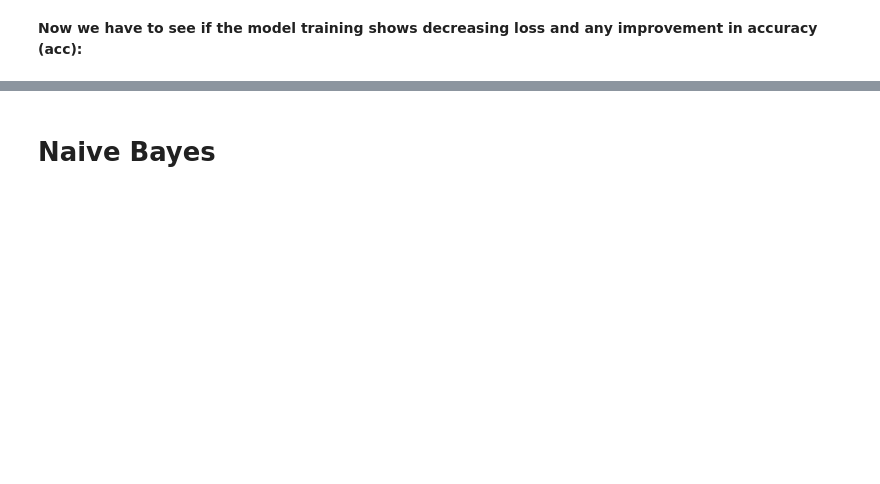
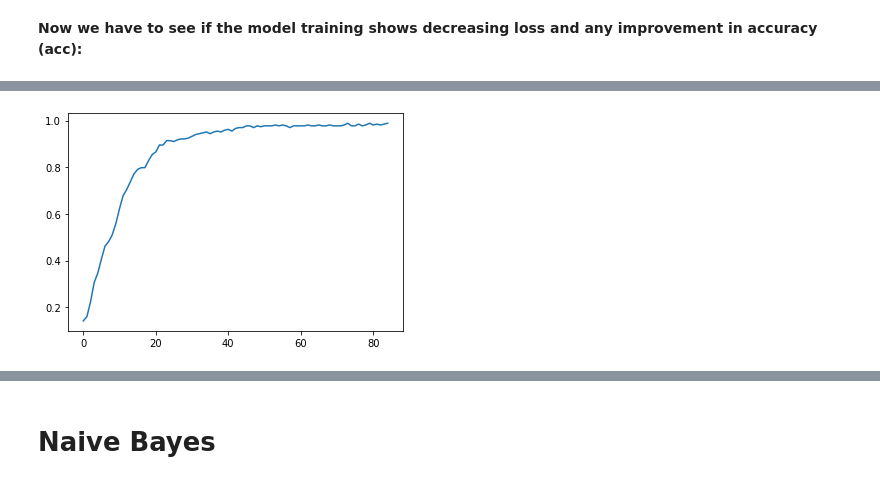
Before and after one commit to GustavoArdigo/MachineLearningProject, a Jupyter notebook: Health application/Testing.ipynb, the cells around one changed output, grey strips where cells are left out. Cells and saved outputs as stored; diff of their text form; code cells hidden in the pictures; blank space fills up the shorter version.

Commit message:
Update Testing.ipynb and add some metrics

```diff
--- a/Health application/Testing.ipynb
+++ b/Health application/Testing.ipynb
@@ -42,7 +42,8 @@ def build_model():
         layers.Dense(7, activation = 'softmax'), #6 possible diseases
     ])
 
-    model.compile(loss = 'sparse_categorical_crossentropy', optimizer = 'adam', metrics = ['accuracy'])
+    model.compile(loss = 'sparse_categorical_crossentropy', optimizer = 'adam', metrics = ['acc'])
+    #sparse is used here because our target values are not one-hot-enconded, but integers
 
     return model
 # %%
@@ -67,6 +70,6 @@ None
 # %% [markdown]
 <b> Now we have to see if the model training shows decreasing loss and any improvement in accuracy (acc): </b>
 # %%
-model.fit(train_dataset, train_labels, epochs=85)
+predicted_labels_ANN = model.fit(train_dataset, train_labels, epochs=85)
 # %% [output]
 Epoch 1/85
@@ -90,3 +92,10 @@ Epoch 85/85
+# %%
+from matplotlib import pyplot
+
+pyplot.plot(predicted_labels_ANN.history['acc'])
+pyplot.show()
+# %% [output]
+[figure, added]
 # %%
 test_loss, test_acc = model.evaluate(train_dataset, train_labels)
 # %% [output]
```
Also changed, not shown: parts of 11 cells of this notebook.
